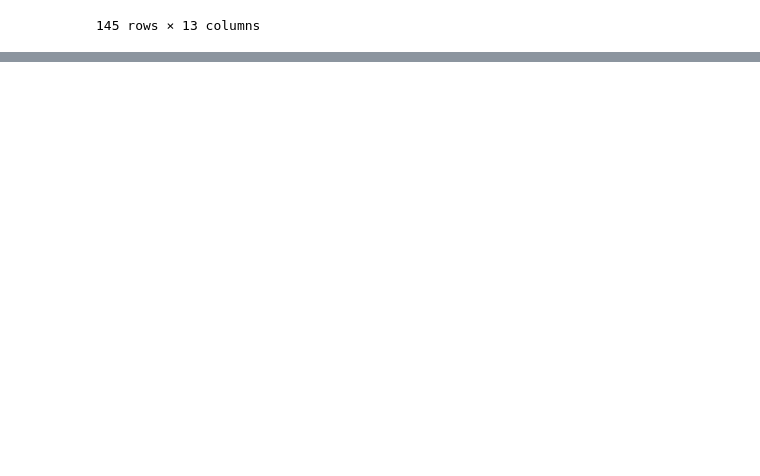
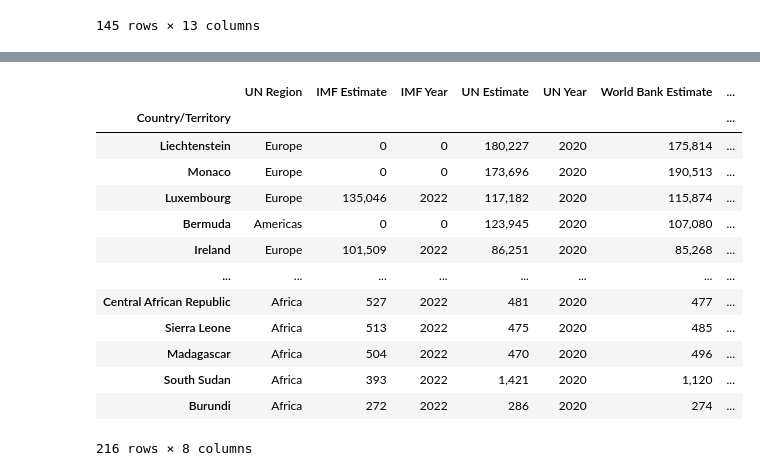
Before and after one commit to polarbearcode/DataAnalysis, a Jupyter notebook: CountryAnalysis/Analysis.ipynb, the cells around one changed output, grey strips where cells are left out. Cells and saved outputs as stored; diff of their text form; code cells hidden in the pictures; blank space fills up the shorter version.

Commit message:
added ranking function, renamed innovation columns, merge

```diff
--- a/CountryAnalysis/Analysis.ipynb
+++ b/CountryAnalysis/Analysis.ipynb
@@ -64,3 +64,21 @@ globalInnovationIndexRanking.head(5)
 | 1267 | ARE | United Arab Emirates | 40711 | Global Innovation Index | Rank | 38.0 | 36.0 | 47.0 | ... |
 | 1652 | ARG | Argentina | 40711 | Global Innovation Index | Rank | 56.0 | 70.0 | 72.0 | ... |
 | 2035 | ARM | Armenia | 40711 | Global Innovation Index | Rank | 59.0 | 65.0 | 61.0 | ... |
+# %%
+def chooseRanking(rank2019, rank2020):
+    """
+        Choose the more recent of ranks.
+        rank2019: the rank in 2019
+        rank2020: the rank in 2020
+    """
+
+    if (not pd.isna(rank2020)):
+        return rank2020
+    elif(not pd.isna(rank2019)):
+        return rank2019
+    else:
+        return 200
+
+
+globalInnovationIndexRanking['Ranking'] = [chooseRanking(twoRanks[0], twoRanks[1]) for twoRanks in zip(globalInnovationIndexRanking['2019'], globalInnovationIndexRanking['2020'])]
+globalInnovationIndexRanking.head(5)
@@ -66,0 +97,18 @@ globalInnovationIndexRanking.head(5)
+# %%
+globalInnovationIndexRanking= globalInnovationIndexRanking.rename(columns = {"Country Name": "Country/Territory"})
+gdpPerCapita.set_index('Country/Territory').join(globalInnovationIndexRanking[['Country/Territory', 'Ranking']].set_index('Country/Territory'))
+# %% [output]
+|  | UN Region | IMF Estimate | IMF Year | UN Estimate | UN Year | World Bank Estimate | ... |
+| Country/Territory |  |  |  |  |  |  | ... |
+| Liechtenstein | Europe | 0 | 0 | 180,227 | 2020 | 175,814 | ... |
+| Monaco | Europe | 0 | 0 | 173,696 | 2020 | 190,513 | ... |
+| Luxembourg | Europe | 135,046 | 2022 | 117,182 | 2020 | 115,874 | ... |
+| Bermuda | Americas | 0 | 0 | 123,945 | 2020 | 107,080 | ... |
+| Ireland | Europe | 101,509 | 2022 | 86,251 | 2020 | 85,268 | ... |
+| ... | ... | ... | ... | ... | ... | ... | ... |
+| Central African Republic | Africa | 527 | 2022 | 481 | 2020 | 477 | ... |
+| Sierra Leone | Africa | 513 | 2022 | 475 | 2020 | 485 | ... |
+| Madagascar | Africa | 504 | 2022 | 470 | 2020 | 496 | ... |
+| South Sudan | Africa | 393 | 2022 | 1,421 | 2020 | 1,120 | ... |
+| Burundi | Africa | 272 | 2022 | 286 | 2020 | 274 | ... |
+216 rows × 8 columns
```
Also changed, not shown: parts of 1 cell of this notebook.
